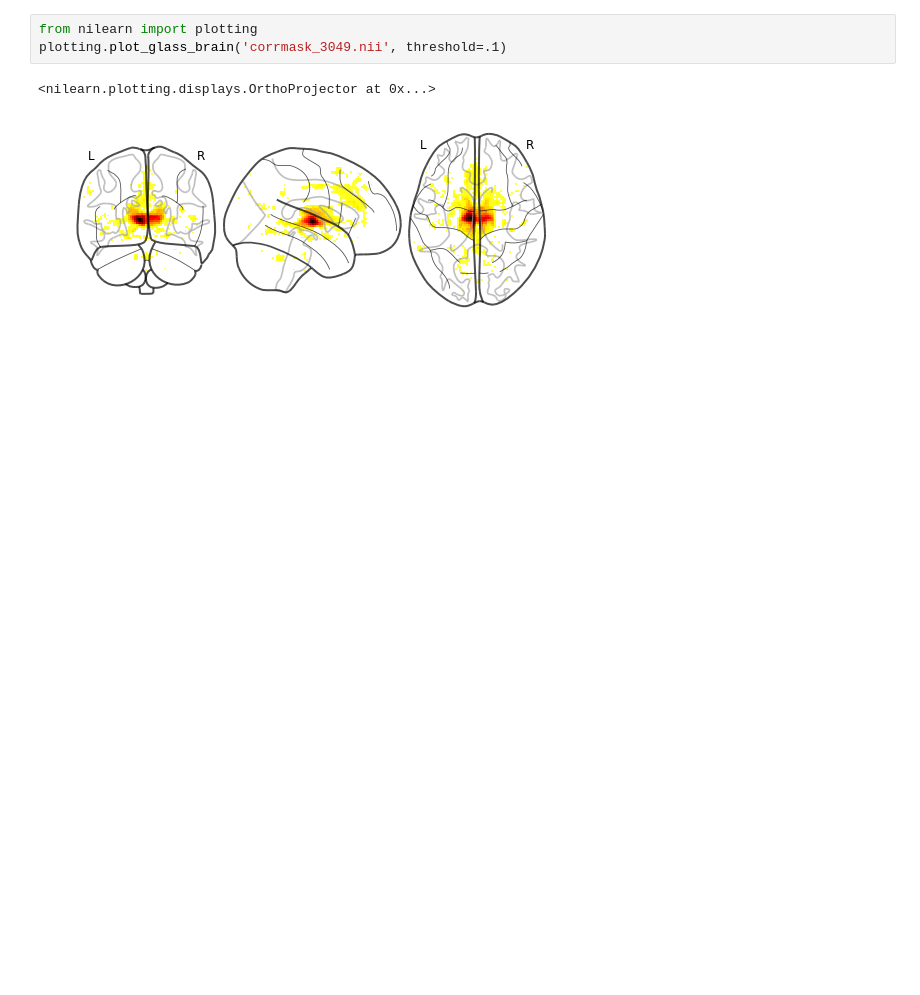
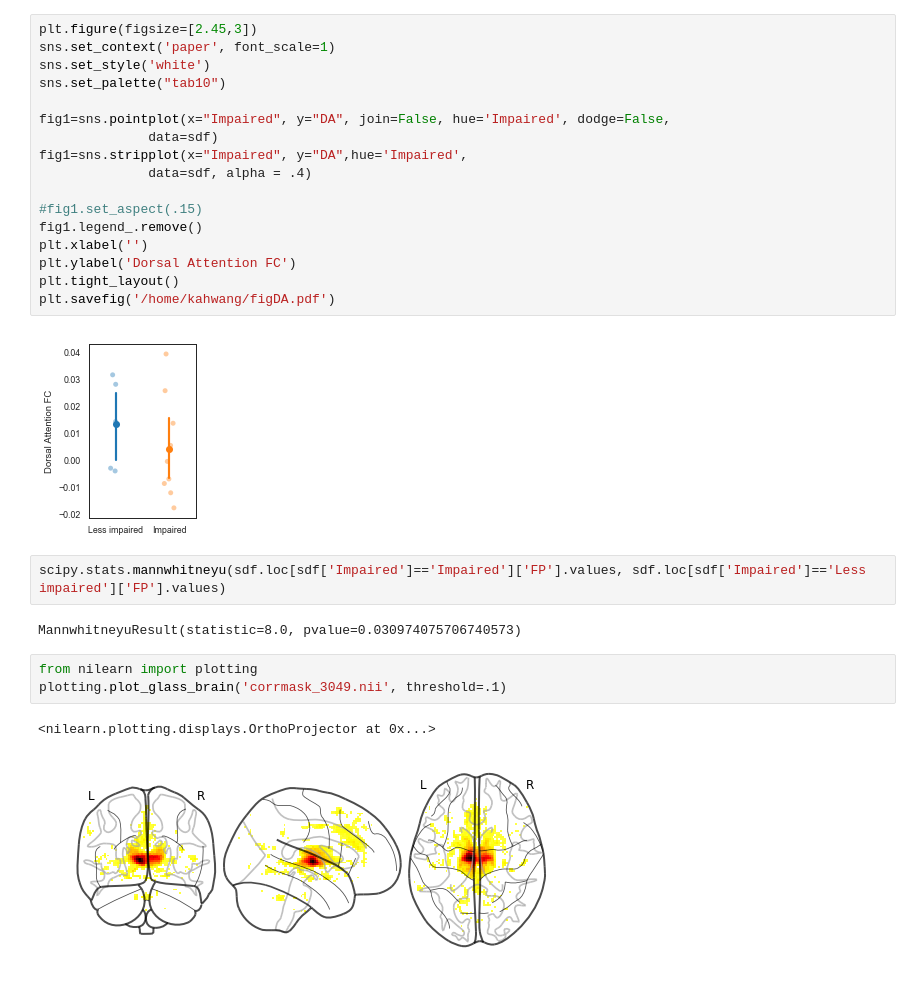
Before and after one commit to kaihwang/LesionNetwork, a Jupyter notebook: Lesion Analysis.ipynb, the cells around one changed output. Saved outputs shown, nothing was run; the diff lists cells and outputs as text; blank space fills up the shorter version.

```diff
--- a/Lesion Analysis.ipynb
+++ b/Lesion Analysis.ipynb
@@ -296,3 +189,26 @@ print(sdf[sdf['LesionLoad_mask2697']>.1]['Trail Score'].std())
+# %%
+plt.figure(figsize=[2.45,3])
+sns.set_context('paper', font_scale=1)
+sns.set_style('white')
+sns.set_palette("tab10")
+
+fig1=sns.pointplot(x="Impaired", y="DA", join=False, hue='Impaired', dodge=False,
+              data=sdf)
+fig1=sns.stripplot(x="Impaired", y="DA",hue='Impaired',
+              data=sdf, alpha = .4)
+
+#fig1.set_aspect(.15)
+fig1.legend_.remove()
+plt.xlabel('')
+plt.ylabel('Dorsal Attention FC')
+plt.tight_layout()
+plt.savefig('/home/kahwang/figDA.pdf')
+# %% [output]
+[figure, added]
+# %%
+scipy.stats.mannwhitneyu(sdf.loc[sdf['Impaired']=='Impaired']['FP'].values, sdf.loc[sdf['Impaired']=='Less impaired']['FP'].values)
+# %% [output]
+MannwhitneyuResult(statistic=8.0, pvalue=0.030974075706740573)
 # %%
 from nilearn import plotting
 plotting.plot_glass_brain('corrmask_3049.nii', threshold=.1)
```
Also changed, not shown: parts of 35 cells of this notebook.
